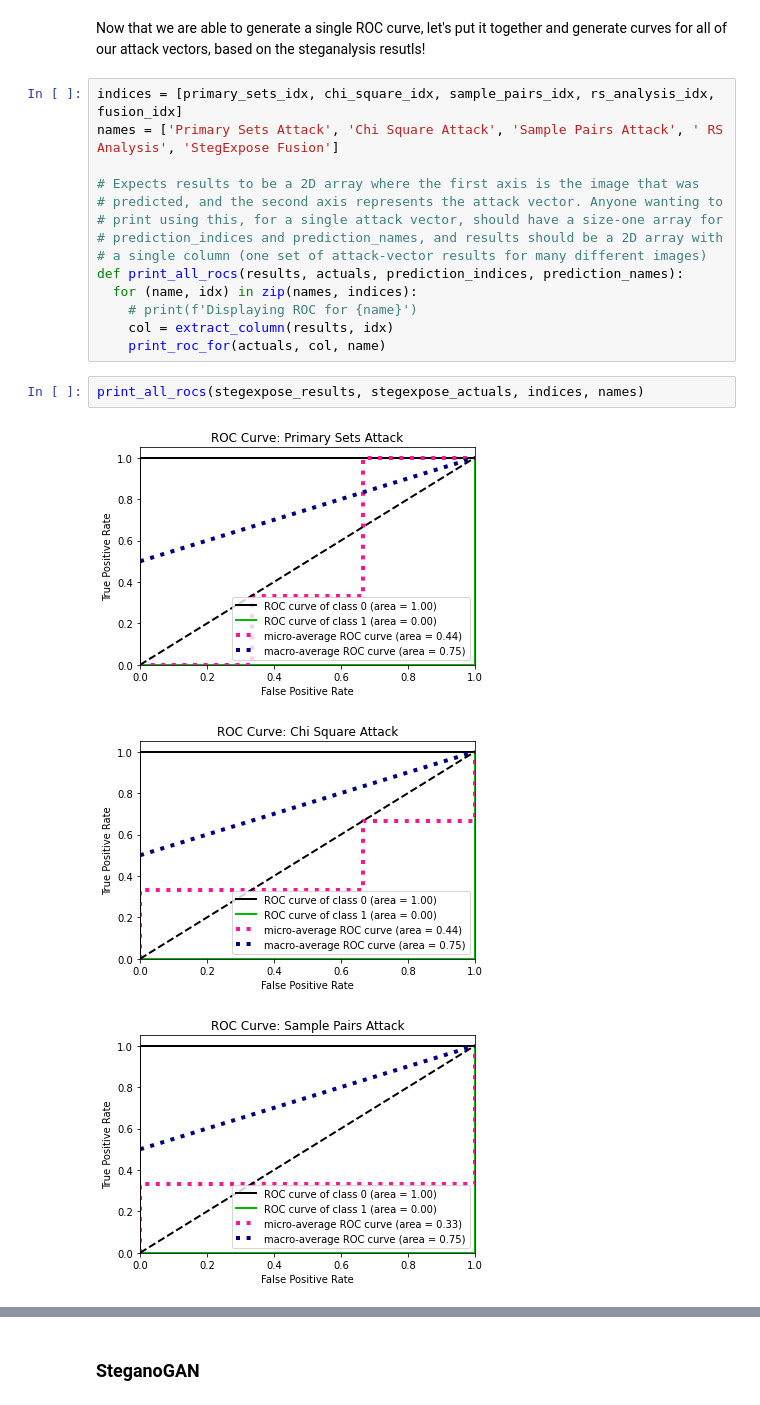
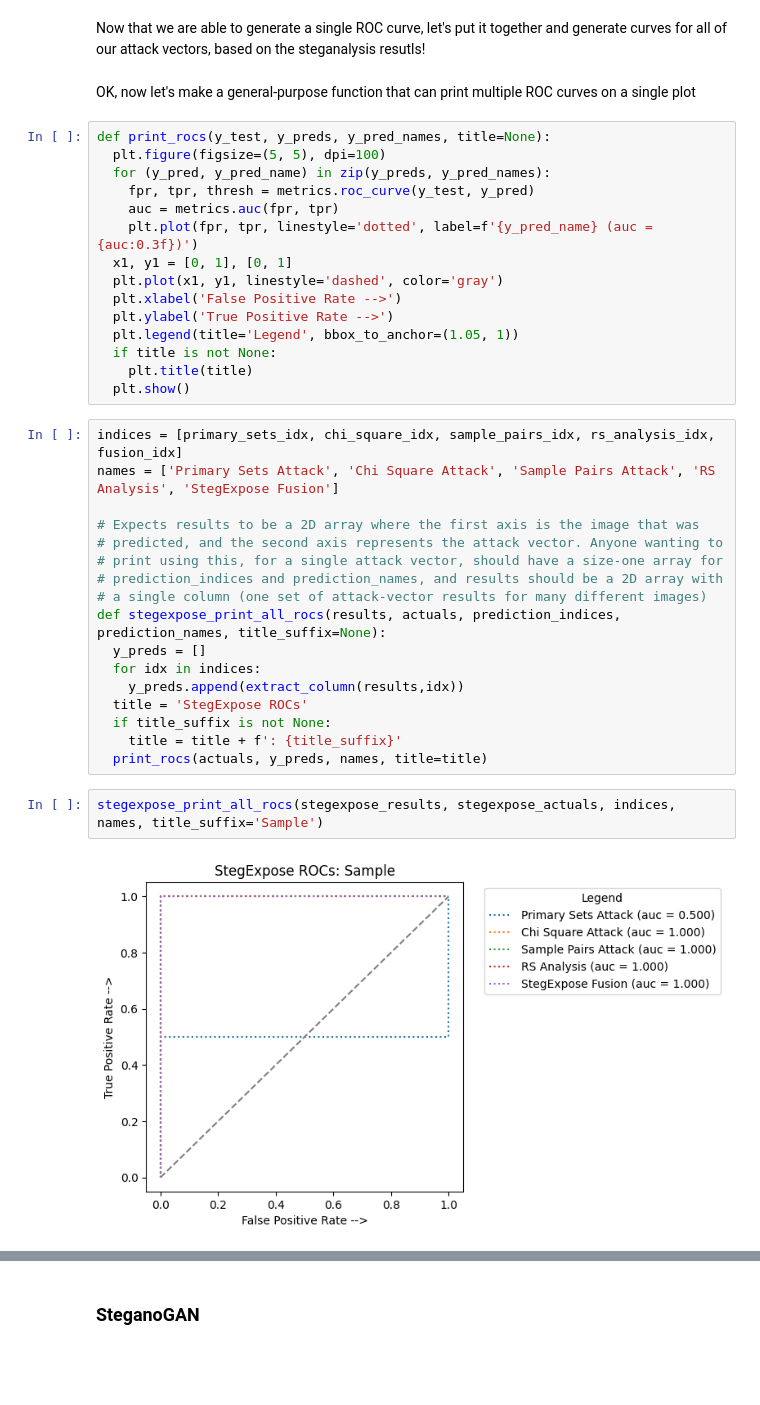
Before and after one commit to jnickg/steganet, a Jupyter notebook: roc_auc.ipynb, the cells around one changed output, grey strips where cells are left out. Cells and saved outputs as stored; diff of their text form; blank space fills up the shorter version.

```diff
--- a/roc_auc.ipynb
+++ b/roc_auc.ipynb
@@ -215,23 +213,41 @@ print_roc_for(stegexpose_actuals, chi_square_results, "Chi Square Attack")
 [figure]
 # %% [markdown]
 Now that we are able to generate a single ROC curve, let's put it together and generate curves for all of our attack vectors, based on the steganalysis resutls!
+# %% [markdown]
+OK, now let's make a general-purpose function that can print multiple ROC curves on a single plot
+# %%
+def print_rocs(y_test, y_preds, y_pred_names, title=None):
+  plt.figure(figsize=(5, 5), dpi=100)
+  for (y_pred, y_pred_name) in zip(y_preds, y_pred_names):
+    fpr, tpr, thresh = metrics.roc_curve(y_test, y_pred)
+    auc = metrics.auc(fpr, tpr)
+    plt.plot(fpr, tpr, linestyle='dotted', label=f'{y_pred_name} (auc = {auc:0.3f})')
+  x1, y1 = [0, 1], [0, 1]
+  plt.plot(x1, y1, linestyle='dashed', color='gray')
+  plt.xlabel('False Positive Rate -->')
+  plt.ylabel('True Positive Rate -->')
+  plt.legend(title='Legend', bbox_to_anchor=(1.05, 1))
+  if title is not None:
+    plt.title(title)
+  plt.show()
 # %%
 indices = [primary_sets_idx, chi_square_idx, sample_pairs_idx, rs_analysis_idx, fusion_idx]
-names = ['Primary Sets Attack', 'Chi Square Attack', 'Sample Pairs Attack', ' RS Analysis', 'StegExpose Fusion']
+names = ['Primary Sets Attack', 'Chi Square Attack', 'Sample Pairs Attack', 'RS Analysis', 'StegExpose Fusion']
 
 # Expects results to be a 2D array where the first axis is the image that was
 # predicted, and the second axis represents the attack vector. Anyone wanting to
 # print using this, for a single attack vector, should have a size-one array for
 # prediction_indices and prediction_names, and results should be a 2D array with
 # a single column (one set of attack-vector results for many different images)
-def print_all_rocs(results, actuals, prediction_indices, prediction_names):
-  for (name, idx) in zip(names, indices):
-    # print(f'Displaying ROC for {name}')
-    col = extract_column(results, idx)
-    print_roc_for(actuals, col, name)
+def stegexpose_print_all_rocs(results, actuals, prediction_indices, prediction_names, title_suffix=None):
+  y_preds = []
+  for idx in indices:
+    y_preds.append(extract_column(results,idx))
+  title = 'StegExpose ROCs'
+  if title_suffix is not None:
+    title = title + f': {title_suffix}'
+  print_rocs(actuals, y_preds, names, title=title)
 # %%
-print_all_rocs(stegexpose_results, stegexpose_actuals, indices, names)
+stegexpose_print_all_rocs(stegexpose_results, stegexpose_actuals, indices, names, title_suffix='Sample')
 # %% [output]
-[figure, old version]
+[figure, new version]
-[figure, removed]
-[figure, removed]
```
Also changed, not shown: parts of 28 cells of this notebook.
